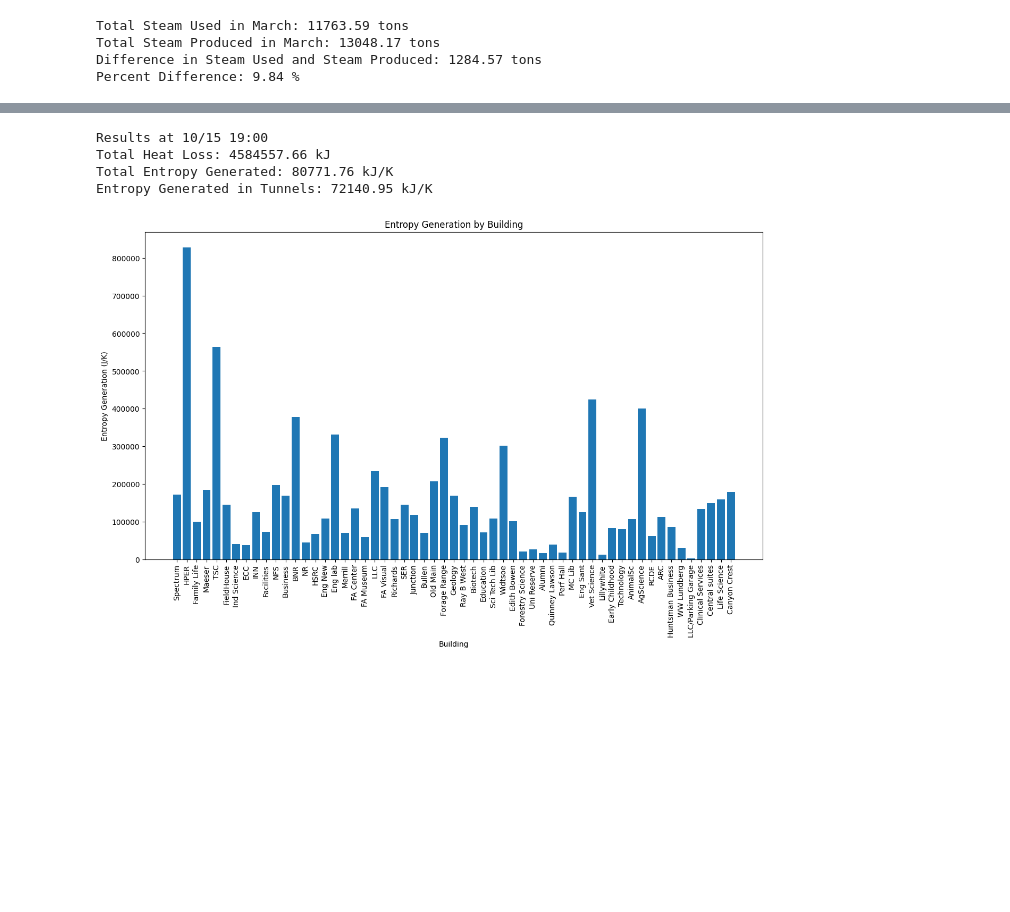
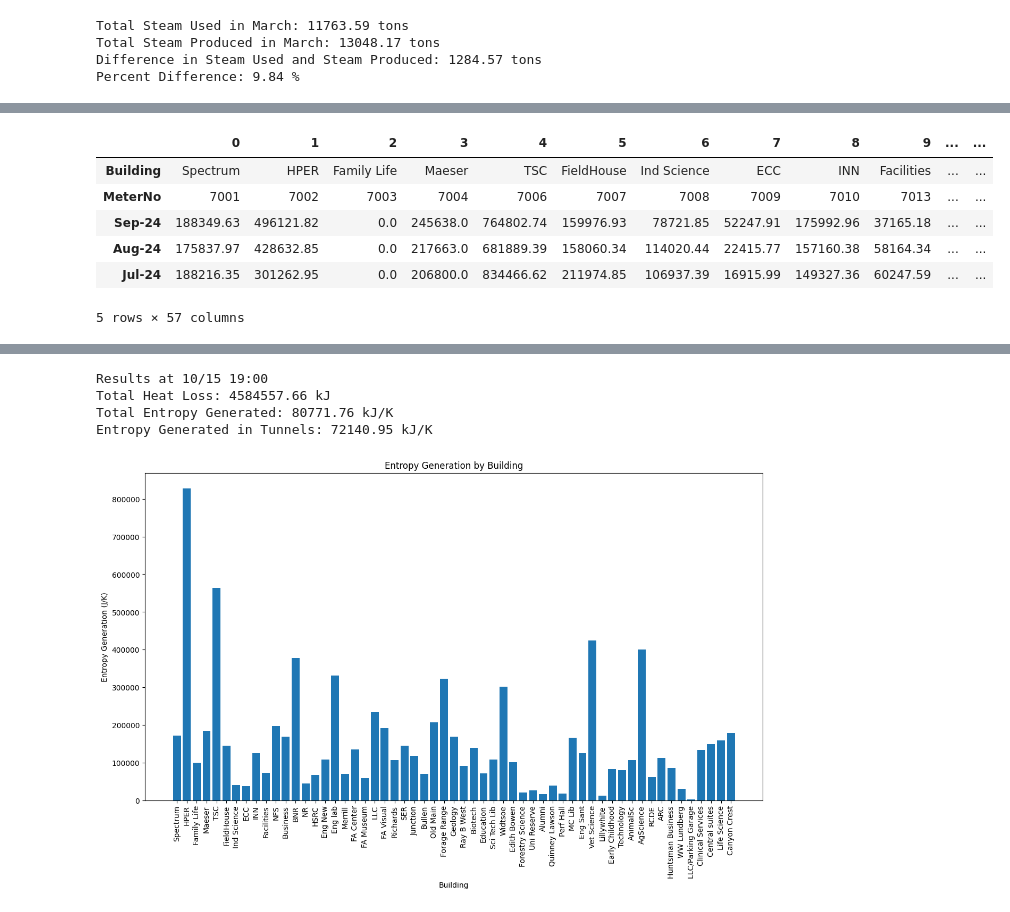
Before and after one commit to Jagardiner97/Campus-Steam-Distribution, a Jupyter notebook: steam-distribution.ipynb, the cells around one changed output, grey strips where cells are left out. Cells and saved outputs as stored; diff of their text form; code cells hidden in the pictures; blank space fills up the shorter version.

```diff
--- a/steam-distribution.ipynb
+++ b/steam-distribution.ipynb
@@ -259,2 +264,12 @@ df_ratios.head()
+# %%
+transposed_usage.head()
+# %% [output]
+|  | 0 | 1 | 2 | 3 | 4 | 5 | 6 | 7 | 8 | 9 | ... | ... |
+| Building | Spectrum | HPER | Family Life | Maeser | TSC | FieldHouse | Ind Science | ECC | INN | Facilities | ... | ... |
+| MeterNo | 7001 | 7002 | 7003 | 7004 | 7006 | 7007 | 7008 | 7009 | 7010 | 7013 | ... | ... |
+| Sep-24 | 188349.63 | 496121.82 | 0.0 | 245638.0 | 764802.74 | 159976.93 | 78721.85 | 52247.91 | 175992.96 | 37165.18 | ... | ... |
+| Aug-24 | 175837.97 | 428632.85 | 0.0 | 217663.0 | 681889.39 | 158060.34 | 114020.44 | 22415.77 | 157160.38 | 58164.34 | ... | ... |
+| Jul-24 | 188216.35 | 301262.95 | 0.0 | 206800.0 | 834466.62 | 211974.85 | 106937.39 | 16915.99 | 149327.36 | 60247.59 | ... | ... |
+5 rows × 57 columns
 # %%
 # Plot the steam usage ratios for each building
```
Also changed, not shown: parts of 7 cells of this notebook.
